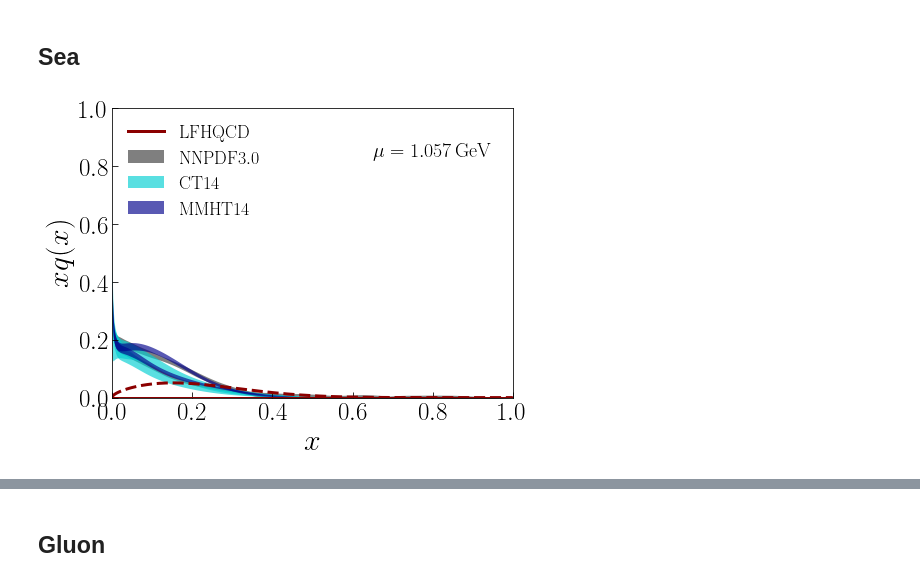
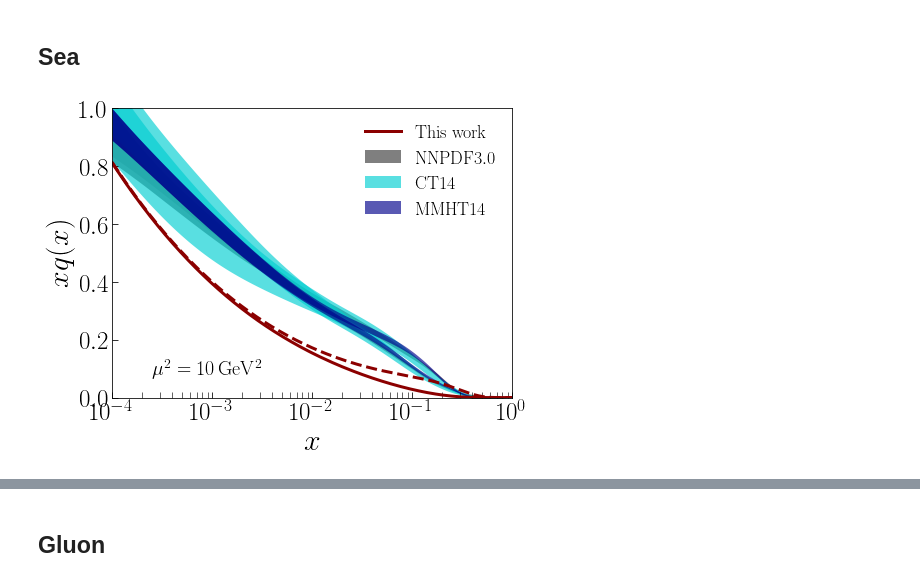
Before and after one commit to TianboLiu/LFHQCD, a Jupyter notebook: GPD-more/formfactorfit/pdf.ipynb, the cells around one changed output, grey strips where cells are left out. Cells and saved outputs as stored; diff of their text form; code cells hidden in the pictures.

```diff
--- a/GPD-more/formfactorfit/pdf.ipynb
+++ b/GPD-more/formfactorfit/pdf.ipynb
@@ -18,6 +18,11 @@ import scipy.integrate as integrate
 NNPDF = pd.read_table('../results/NNPDF30_NNLO_Q2=1.117.dat', skiprows = 1, header = 0, engine = 'python', sep = '  ', index_col=False)
 CT14 = pd.read_table('../results/CT14_NNLO_Q2=1.117.dat', skiprows = 1, header = 0, engine = 'python', sep = '  ', index_col=False)
 MMHT14 = pd.read_table('../results/MMHT2014_NNLO_Q2=1.117.dat', skiprows = 1, header = 0, engine = 'python', sep = '  ', index_col=False)
+NNPDF_10 = pd.read_table('../results/NNPDF30_NNLO_Q2=10.0.dat', skiprows = 1, header = 0, engine = 'python', sep = '  ', index_col=False)
+CT14_10 = pd.read_table('../results/CT14_NNLO_Q2=10.0.dat', skiprows = 1, header = 0, engine = 'python', sep = '  ', index_col=False)
+MMHT14_10 = pd.read_table('../results/MMHT2014_NNLO_Q2=10.0.dat', skiprows = 1, header = 0, engine = 'python', sep = '  ', index_col=False)
+# %%
+model0 = pd.read_table('../results/proton_Q0=1.057_Q2=10.0.dat', skiprows = 1, header = 0, engine = 'python', sep = '  ', index_col=False)
 # %% [markdown]
 # Functions
 # %%
@@ -243,35 +295,35 @@ fig.savefig('plots/valencepdf.pdf')
 # %%
 nrows, ncols = 1, 1
 
 fig = plt.figure(figsize = (ncols * 7, nrows * 7 * 0.75))
 ax = fig.add_subplot(nrows, ncols, 1)
 X = 10**np.linspace(-4, 0, 500)
-c1u = ax.fill_between(NNPDF['x'], NNPDF['xub']+NNPDF['Exub'], NNPDF['xub']-NNPDF['Exub'],\
+c1u = ax.fill_between(NNPDF_10['x'], NNPDF_10['xub']+NNPDF_10['Exub'], NNPDF_10['xub']-NNPDF_10['Exub'],\
                    color = 'dimgray', alpha = 0.85, linewidth = 0)
-c1d = ax.fill_between(NNPDF['x'], NNPDF['xdb']+NNPDF['Exdb'], NNPDF['xdb']-NNPDF['Exdb'],\
+c1d = ax.fill_between(NNPDF_10['x'], NNPDF_10['xdb']+NNPDF_10['Exdb'], NNPDF_10['xdb']-NNPDF_10['Exdb'],\
                    color = 'dimgray', alpha = 0.85, linewidth = 0)
-c2u = ax.fill_between(CT14['x'], CT14['xub']+CT14['Exub'], CT14['xub']-CT14['Exub'],\
+c2u = ax.fill_between(CT14_10['x'], CT14_10['xub']+CT14_10['Exub'], CT14_10['xub']-CT14_10['Exub'],\
                    color = 'darkturquoise', alpha = 0.65, linewidth = 0)
-c2d = ax.fill_between(CT14['x'], CT14['xdb']+CT14['Exdb'], CT14['xdb']-CT14['Exdb'],\
+c2d = ax.fill_between(CT14_10['x'], CT14_10['xdb']+CT14_10['Exdb'], CT14_10['xdb']-CT14_10['Exdb'],\
                    color = 'darkturquoise', alpha = 0.65, linewidth = 0)
-c3u = ax.fill_between(MMHT14['x'], MMHT14['xub']+MMHT14['Exub'], MMHT14['xub']-MMHT14['Exub'],\
+c3u = ax.fill_between(MMHT14_10['x'], MMHT14_10['xub']+MMHT14_10['Exub'], MMHT14_10['xub']-MMHT14_10['Exub'],\
                    color = 'darkblue', alpha = 0.65, linewidth = 0, label = r'$\rm MMHT14$')
-c3d = ax.fill_between(MMHT14['x'], MMHT14['xdb']+MMHT14['Exdb'], MMHT14['xdb']-MMHT14['Exdb'],\
+c3d = ax.fill_between(MMHT14_10['x'], MMHT14_10['xdb']+MMHT14_10['Exdb'], MMHT14_10['xdb']-MMHT14_10['Exdb'],\
                    color = 'darkblue', alpha = 0.65, linewidth = 0)
-c0u = ax.plot(X, lfhqcd.xub(X), color = 'darkred', linewidth = 3, linestyle = '-')
-c0d = ax.plot(X, lfhqcd.xdb(X), color = 'darkred', linewidth = 3, linestyle = '--')
+c0u = ax.plot(model0['x'], model0['xub'], color = 'darkred', linewidth = 3, linestyle = '-')
+c0d = ax.plot(model0['x'], model0['xdb'], color = 'darkred', linewidth = 3, linestyle = '--')
 ax.set_xlim(1e-4, 1)
 ax.set_ylim(0, 1)
 ax.set_xlabel(r'$x$', size=30)
 ax.set_ylabel(r'$xq(x)$', size=30)
-#ax.set_xscale('log')
+ax.set_xscale('log')
 ax.tick_params(axis='both', which = 'both', direction = 'in', length = 6, labelsize = 25)
 L = [(c0u[0]), c1u, c2u, c3u]
-H = [r'$\rm LFHQCD$', r'$\rm NNPDF3.0$', r'$\rm CT14$', r'$\rm MMHT14$']
-ax.legend(L, H, frameon = False, loc = 'upper left', fontsize = 18)
-ax.text(0.65, 0.85, r'$\rm \mu=1.057\,GeV$', transform = ax.transAxes, horizontalalignment = 'left', verticalalignment = 'center', size = 20)
+H = [r'$\rm This~work$', r'$\rm NNPDF3.0$', r'$\rm CT14$', r'$\rm MMHT14$']
+ax.legend(L, H, frameon = False, loc = 'upper right', fontsize = 18)
+ax.text(0.1, 0.1, r'$\rm \mu^2=10\,GeV^2$', transform = ax.transAxes, horizontalalignment = 'left', verticalalignment = 'center', size = 20)
 
 fig.tight_layout()
 #fig.savefig('plots/seapdf.pdf')
 # %% [output]
-[figure, old version]
+[figure, new version]
```
Also changed, not shown: parts of 10 cells of this notebook.
